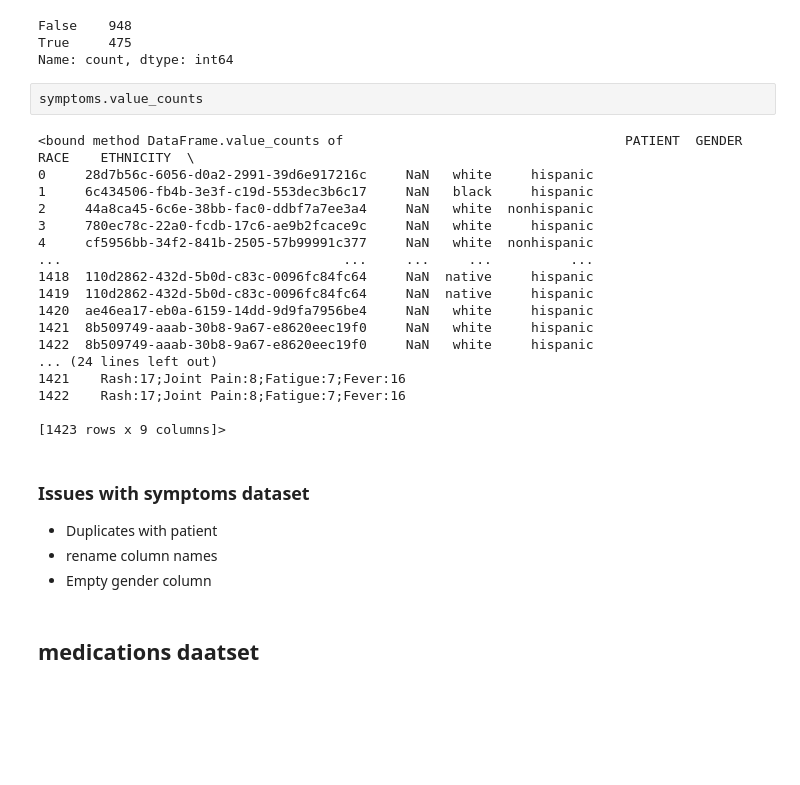
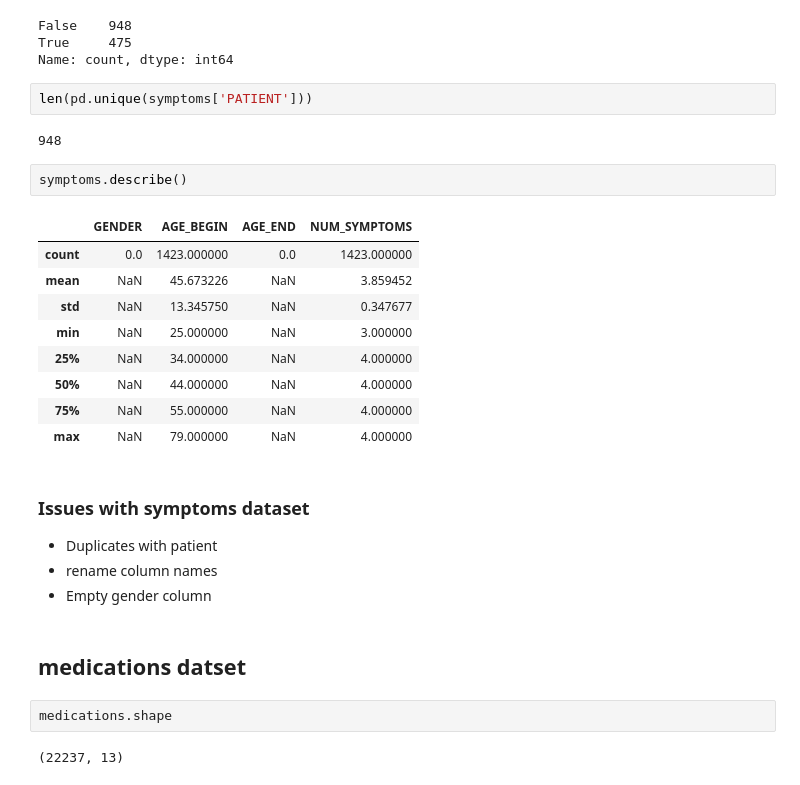
Before and after one commit to ABHISHEKBANKAWAT/Data_Engineering_Task, a Jupyter notebook: Step 1 - Data_quality_check/Dataset_EDA.ipynb, the cells around one changed output. Cells and saved outputs as stored; diff of their text form; blank space fills up the shorter version.

```diff
--- a/Step 1 - Data_quality_check/Dataset_EDA.ipynb
+++ b/Step 1 - Data_quality_check/Dataset_EDA.ipynb
@@ -347,30 +364,30 @@ symptoms.duplicated(subset=['PATIENT']).value_counts()
 False    948
 True     475
 Name: count, dtype: int64
+# %%
+len(pd.unique(symptoms['PATIENT']))
+# %% [output]
+948
 # %%
-symptoms.value_counts
+symptoms.describe()
 # %% [output]
-<bound method DataFrame.value_counts of                                    PATIENT  GENDER    RACE    ETHNICITY  \
-0     28d7b56c-6056-d0a2-2991-39d6e917216c     NaN   white     hispanic
-1     6c434506-fb4b-3e3f-c19d-553dec3b6c17     NaN   black     hispanic
-2     44a8ca45-6c6e-38bb-fac0-ddbf7a7ee3a4     NaN   white  nonhispanic
-3     780ec78c-22a0-fcdb-17c6-ae9b2fcace9c     NaN   white     hispanic
-4     cf5956bb-34f2-841b-2505-57b99991c377     NaN   white  nonhispanic
-...                                    ...     ...     ...          ...
-1418  110d2862-432d-5b0d-c83c-0096fc84fc64     NaN  native     hispanic
-1419  110d2862-432d-5b0d-c83c-0096fc84fc64     NaN  native     hispanic
-1420  ae46ea17-eb0a-6159-14dd-9d9fa7956be4     NaN   white     hispanic
-1421  8b509749-aaab-30b8-9a67-e8620eec19f0     NaN   white     hispanic
-1422  8b509749-aaab-30b8-9a67-e8620eec19f0     NaN   white     hispanic
-... (24 lines left out)
-1421    Rash:17;Joint Pain:8;Fatigue:7;Fever:16
-1422    Rash:17;Joint Pain:8;Fatigue:7;Fever:16
-
-[1423 rows x 9 columns]>
+|  | GENDER | AGE_BEGIN | AGE_END | NUM_SYMPTOMS |
+| count | 0.0 | 1423.000000 | 0.0 | 1423.000000 |
+| mean | NaN | 45.673226 | NaN | 3.859452 |
+| std | NaN | 13.345750 | NaN | 0.347677 |
+| min | NaN | 25.000000 | NaN | 3.000000 |
+| 25% | NaN | 34.000000 | NaN | 4.000000 |
+| 50% | NaN | 44.000000 | NaN | 4.000000 |
+| 75% | NaN | 55.000000 | NaN | 4.000000 |
+| max | NaN | 79.000000 | NaN | 4.000000 |
 # %% [markdown]
 ### Issues with symptoms dataset
 * Duplicates with patient
 * rename column names
 * Empty gender column
 # %% [markdown]
-## medications daatset
+## medications datset
+# %%
+medications.shape
+# %% [output]
+(22237, 13)
```
Also changed, not shown: parts of 8 cells of this notebook.
